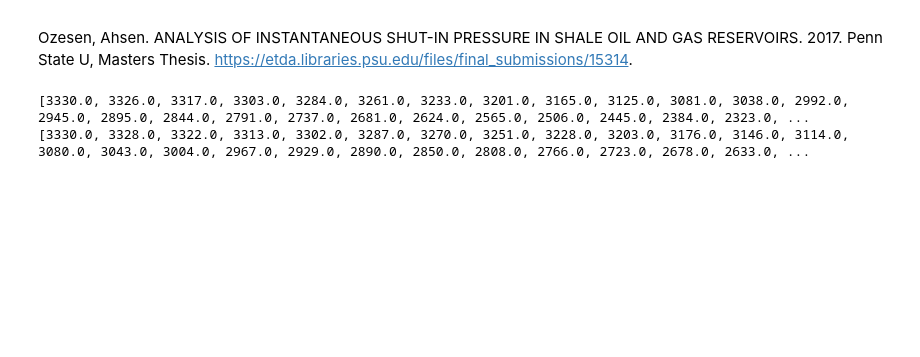
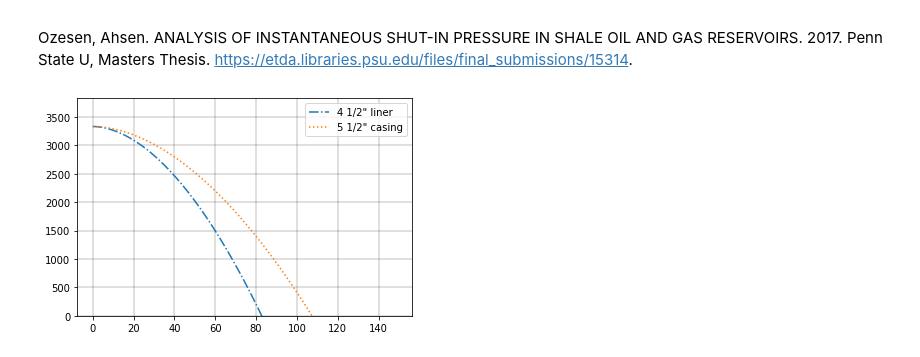
Before and after one commit to energydevohm/completion-cost-study, a Jupyter notebook: comp-cost.ipynb, the cells around one changed output. Drawn from its saved outputs; the diff is of its cells as text; code cells hidden in the pictures; blank space fills up the shorter version.

```diff
--- a/comp-cost.ipynb
+++ b/comp-cost.ipynb
@@ -63,14 +63,12 @@ def freduction(pipeidinch,ratebpm):
     return fr
 # %%
 import pandas as pd
+import matplotlib.pyplot as plt
 
 bpmrange=list(range(0, 150))
-sceAfric = [hwfriclosspsi(120,i,6.094,9000)*(1-freduction(6.094,i)/100)*.5+hwfriclosspsi(120,i,4,11000)*(1-freduction(4,i)/100)*.5 for i in bpmrange]
-sceBfric = [hwfriclosspsi(120,i,4.892,20000)*(1-freduction(4.892,i)/100)*.5 for i in bpmrange]
+adjfac=0.1
+#sceAfric = [hwfriclosspsi(120,i,6.094,9000)*(1-freduction(6.094,i)/100)*adjfac+hwfriclosspsi(120,i,4,11000)*(1-freduction(4,i)/100)*adjfac for i in bpmrange]
+#sceBfric = [hwfriclosspsi(120,i,4.892,20000)*(1-freduction(4.892,i)/100)*adjfac for i in bpmrange]
 
-print(sceAfric)
-print(sceBfric)
-#pipefric=pd.DataFrame(bpmrange, columns = ['Surface Pumping Rate'])
-
-#print(hwfriclosspsi(120,80,4.892,15000))
-#print(freduction(4.892,80))
+sceAfric = [hwfriclosspsi(120,i,6.094,9000)*adjfac+hwfriclosspsi(120,i,4,11000)*adjfac for i in bpmrange]
+sceBfric = [hwfriclosspsi(120,i,4.892,20000)*adjfac for i in bpmrange]
@@ -82,15 +77,34 @@ print(sceBfric)
 ![fracpressure.PNG](attachment:fracpressure.PNG)
 
 Ozesen, Ahsen. ANALYSIS OF INSTANTANEOUS SHUT-IN PRESSURE IN SHALE OIL AND GAS RESERVOIRS. 2017. Penn State U, Masters Thesis. https://etda.libraries.psu.edu/files/final_submissions/15314.
-# %%
-bhtpA = [7000-i+0.433*10000 for i in sceAfric]
-bhtpB = [7000-i+0.433*10000 for i in sceBfric]
-
-nfpA = [round(i-1000-0.7*10000,0) for i in bhtpA]
-nfpB = [round(i-1000-0.7*10000,0) for i in bhtpB]
-
-print(nfpA)
-print(nfpB)
-# %% [output]
-[3330.0, 3326.0, 3317.0, 3303.0, 3284.0, 3261.0, 3233.0, 3201.0, 3165.0, 3125.0, 3081.0, 3038.0, 2992.0, 2945.0, 2895.0, 2844.0, 2791.0, 2737.0, 2681.0, 2624.0, 2565.0, 2506.0, 2445.0, 2384.0, 2323.0, ...
-[3330.0, 3328.0, 3322.0, 3313.0, 3302.0, 3287.0, 3270.0, 3251.0, 3228.0, 3203.0, 3176.0, 3146.0, 3114.0, 3080.0, 3043.0, 3004.0, 2967.0, 2929.0, 2890.0, 2850.0, 2808.0, 2766.0, 2723.0, 2678.0, 2633.0, ...
+# %%
+surfpress=7000
+tvd=10000
+nwbfriction=1000
+fracgradient=0.70
+
+def nfp(bhtp,nwbfric,fracgrad,tvd):
+    nfp = bhtp-nwbfric-fracgrad*tvd
+    #if nfp<0:
+    #   nfp=0
+    return nfp
+
+
+bhtpA = [surfpress-i+0.433*tvd for i in sceAfric]
+bhtpB = [surfpress-i+0.433*tvd for i in sceBfric]
+
+nfpA = [nfp(i,nwbfriction,fracgradient,tvd) for i in bhtpA]
+nfpB = [nfp(i,nwbfriction,fracgradient,tvd) for i in bhtpB]
+
+
+plt.plot(bpmrange, nfpA, label = "4 1/2\" liner", linestyle="-.")
+plt.plot(bpmrange, nfpB, label = "5 1/2\" casing", linestyle=":")
+plt.ylim(bottom=0)
+plt.grid(color='k', linestyle='-', linewidth=0.25)
+plt.legend()
+plt.show()
+
+#print(nfpA)
+#print(nfpB)
+# %% [output]
+[figure, added]
```
Also changed, not shown: parts of 2 cells of this notebook.
